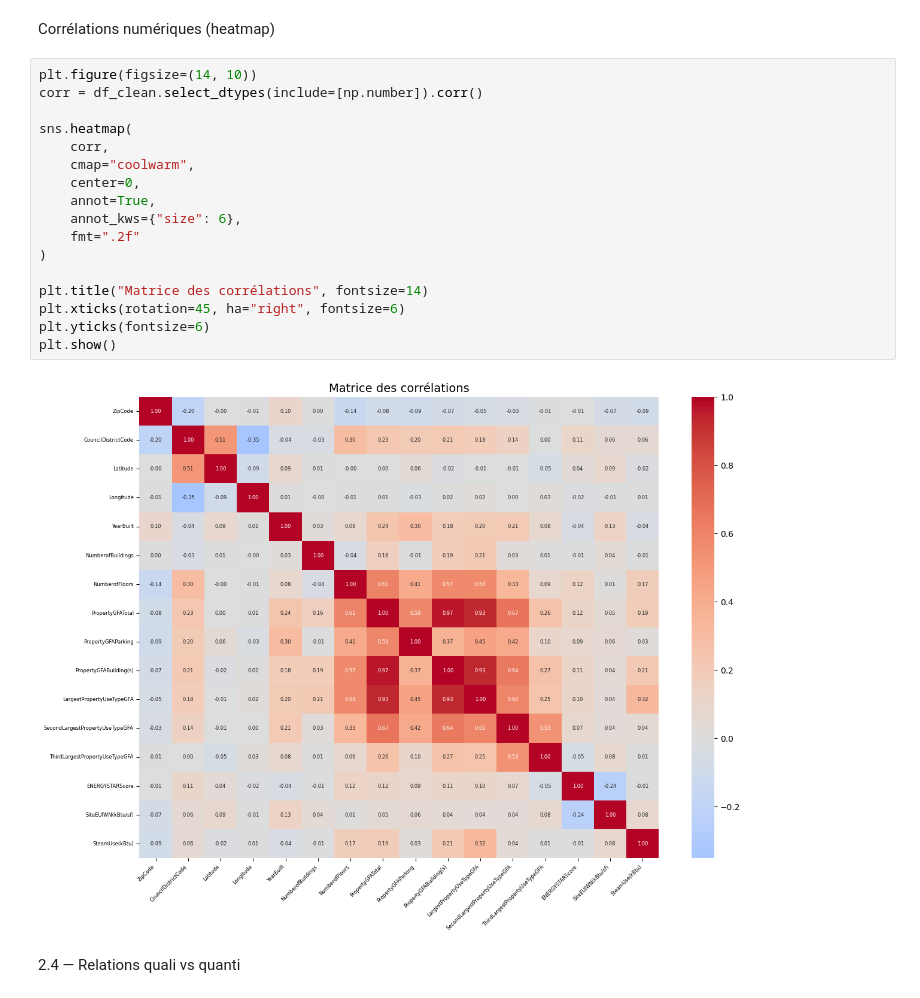
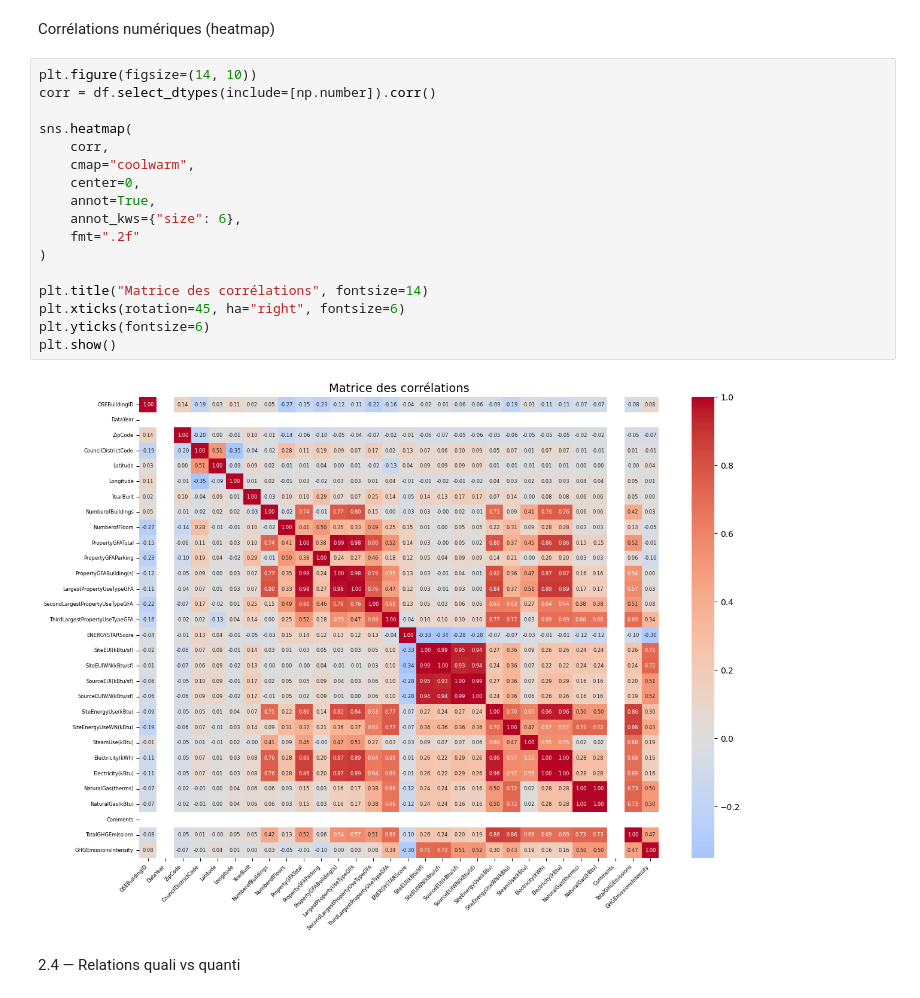
Before and after one commit to Melkia44/P6, a Jupyter notebook: Notebook P6.ipynb, the cells around one changed output. Cells and saved outputs as stored; diff of their text form.

```diff
--- a/Notebook P6.ipynb
+++ b/Notebook P6.ipynb
@@ -263,23 +263,23 @@ plt.show()
 Corrélations numériques (heatmap)
 # %%
 plt.figure(figsize=(14, 10))
-corr = df_clean.select_dtypes(include=[np.number]).corr()
+corr = df.select_dtypes(include=[np.number]).corr()
 
 sns.heatmap(
     corr,
     cmap="coolwarm",
     center=0,
     annot=True,
     annot_kws={"size": 6},
     fmt=".2f"
 )
 
 plt.title("Matrice des corrélations", fontsize=14)
 plt.xticks(rotation=45, ha="right", fontsize=6)
 plt.yticks(fontsize=6)
 plt.show()
 # %% [output]
-[figure, old version]
+[figure, new version]
 # %% [markdown]
 2.4 — Relations quali vs quanti
 # %% [markdown]
```
Also changed, not shown: parts of 4 cells of this notebook, 1 other file.
